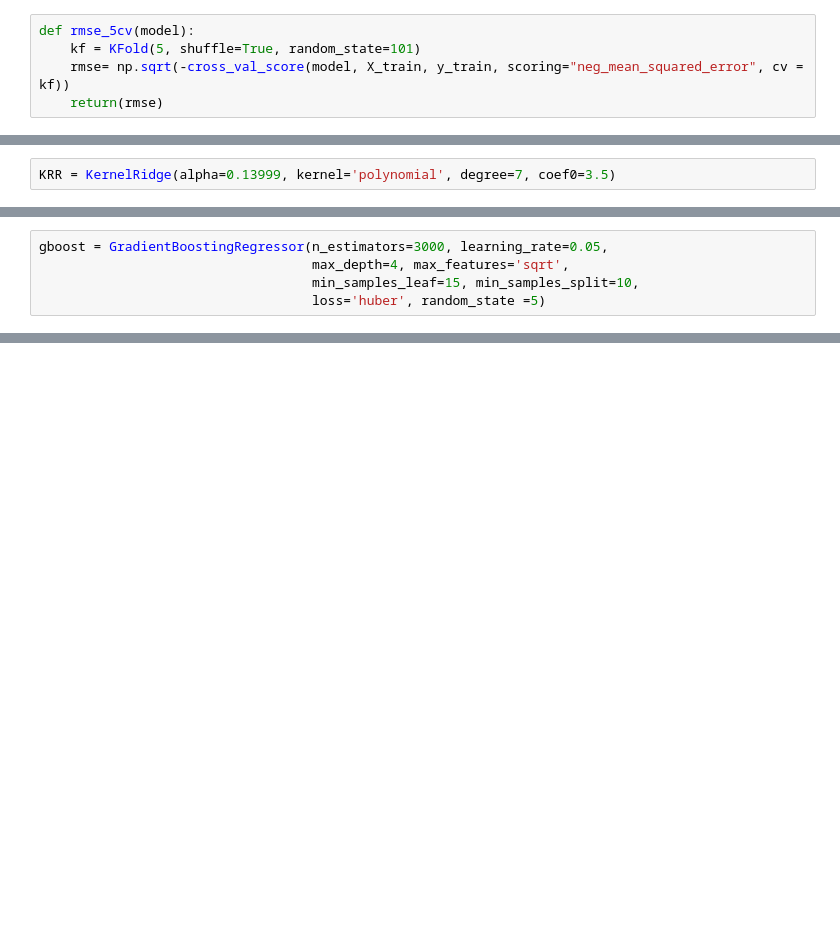
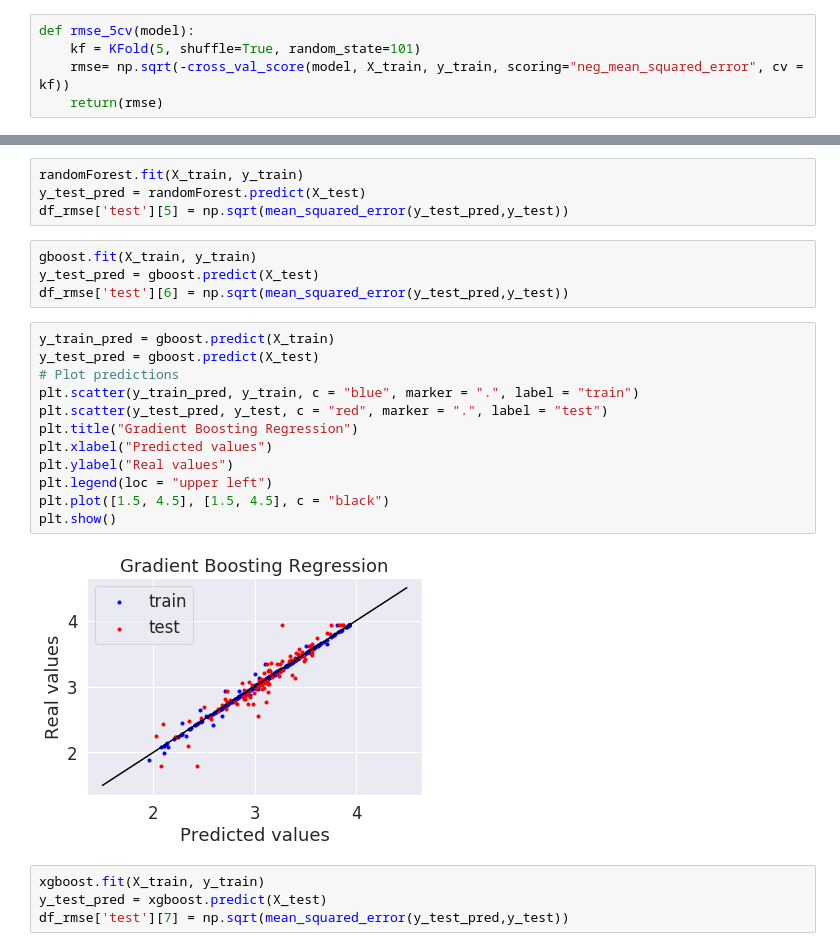
Before and after one commit to jk7g14/House-Price-Prediction, a Jupyter notebook: house-price-prediction-part2.ipynb, the cells around one changed output, grey strips where cells are left out. Drawn from its saved outputs; the diff is of its cells as text; blank space fills up the shorter version.

```diff
--- a/house-price-prediction-part2.ipynb
+++ b/house-price-prediction-part2.ipynb
@@ -315,2 +381,0 @@ print(np.sqrt(mean_squared_error(y_test_pred,y_test)))
-# %%
-KRR = KernelRidge(alpha=0.13999, kernel='polynomial', degree=7, coef0=3.5)
@@ -350,5 +381,0 @@ import lightgbm as lgb
-# %%
-gboost = GradientBoostingRegressor(n_estimators=3000, learning_rate=0.05,
-                                   max_depth=4, max_features='sqrt',
-                                   min_samples_leaf=15, min_samples_split=10,
-                                   loss='huber', random_state =5)
@@ -419,0 +531,26 @@ print(np.sqrt(mean_squared_error(y_test_pred,y_test)))
+# %%
+randomForest.fit(X_train, y_train)
+y_test_pred = randomForest.predict(X_test)
+df_rmse['test'][5] = np.sqrt(mean_squared_error(y_test_pred,y_test))
+# %%
+gboost.fit(X_train, y_train)
+y_test_pred = gboost.predict(X_test)
+df_rmse['test'][6] = np.sqrt(mean_squared_error(y_test_pred,y_test))
+# %%
+y_train_pred = gboost.predict(X_train)
+y_test_pred = gboost.predict(X_test)
+# Plot predictions
+plt.scatter(y_train_pred, y_train, c = "blue", marker = ".", label = "train")
+plt.scatter(y_test_pred, y_test, c = "red", marker = ".", label = "test")
+plt.title("Gradient Boosting Regression")
+plt.xlabel("Predicted values")
+plt.ylabel("Real values")
+plt.legend(loc = "upper left")
+plt.plot([1.5, 4.5], [1.5, 4.5], c = "black")
+plt.show()
+# %% [output]
+[figure, added]
+# %%
+xgboost.fit(X_train, y_train)
+y_test_pred = xgboost.predict(X_test)
+df_rmse['test'][7] = np.sqrt(mean_squared_error(y_test_pred,y_test))
```
Also changed, not shown: parts of 135 cells of this notebook, 5 other files.
